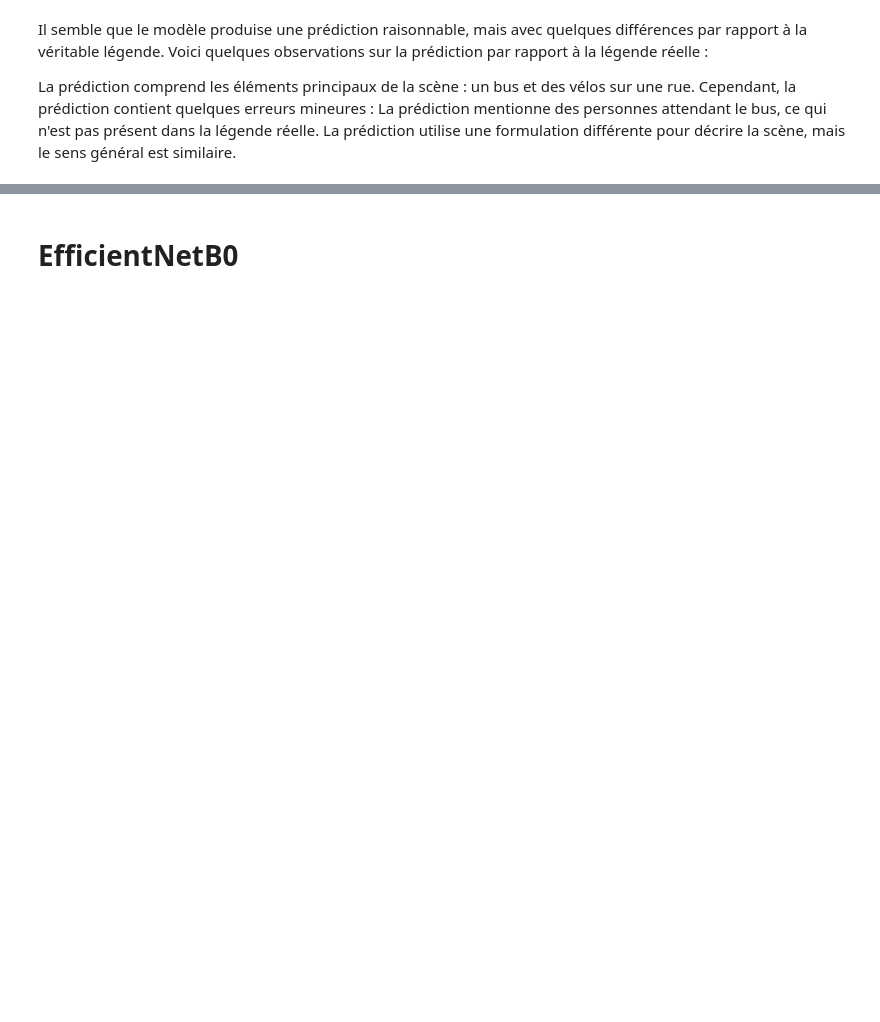
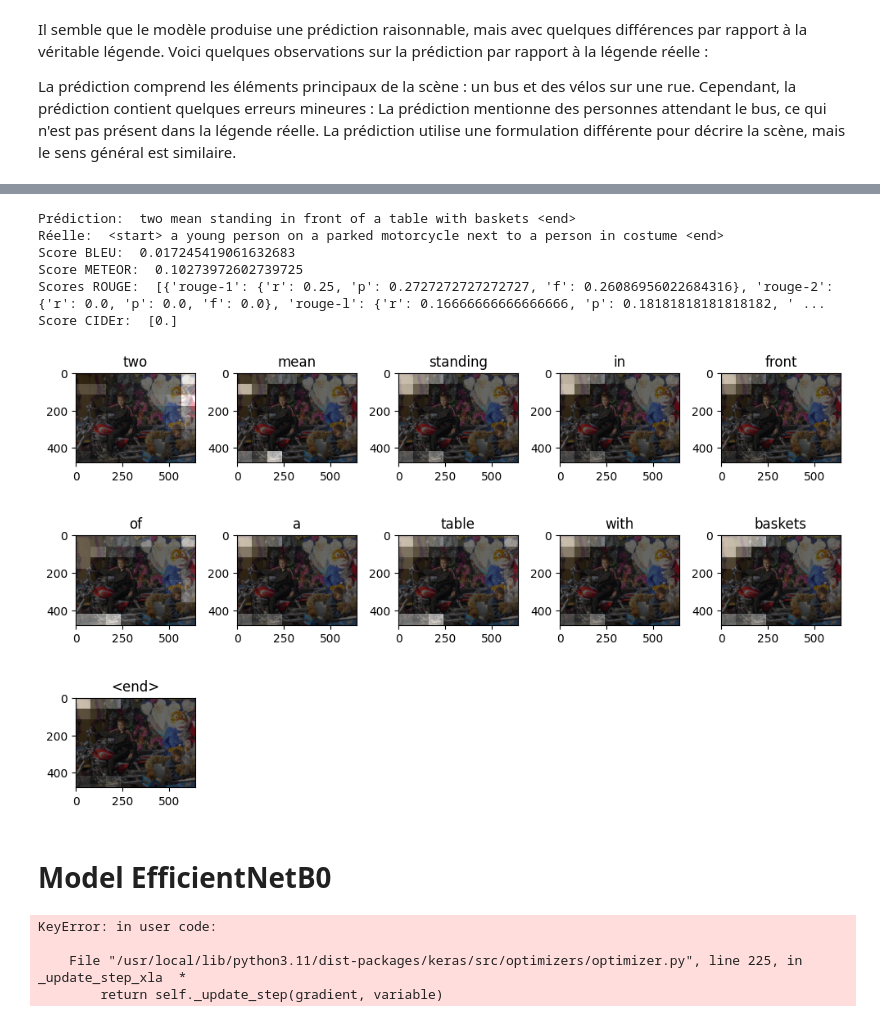
Before and after one commit to romaricDembele/projet_leyenda, a Jupyter notebook: livrable_3.ipynb, the cells around one changed output, grey strips where cells are left out. Cells and saved outputs as stored; diff of their text form; code cells hidden in the pictures; blank space fills up the shorter version.

```diff
--- a/livrable_3.ipynb
+++ b/livrable_3.ipynb
@@ -616,6 +602,8 @@ from nltk.translate.bleu_score import sentence_bleu, SmoothingFunction
 from nltk.translate.meteor_score import meteor_score
 from rouge import Rouge
 from pycocoevalcap.cider.cider import Cider
+import nltk
+nltk.download('wordnet')
 
 def evaluate(image):
     attention_plot = np.zeros((max_length, attention_features_shape))
@@ -663,23 +651,4 @@ def plot_attention(image, result, attention_plot):
 
     plt.tight_layout()
     plt.show()
-
-def calculate_metrics(reference, candidate):
-    # Calcul du score BLEU
-    bleu_score = sentence_bleu([reference.split()], candidate.split(), smoothing_function=SmoothingFunction().method1)
-
-    # Calcul du score METEOR
-    meteor = meteor_score([reference], candidate)
-
-    # Calcul du score ROUGE
-    rouge = Rouge()
-    scores = rouge.get_scores(candidate, reference)
-    rouge_score = scores[0]['rouge-l']['f']
-
-    # Calcul du score CIDEr
-    cider = Cider()
-    score, _ = cider.compute_score({0: [reference]}, {0: [candidate]})
-    cider_score = score
-
-    return bleu_score, meteor, rouge_score, cider_score
 # %% [output]
@@ -735,12 +725,46 @@ KeyboardInterrupt:
+# %%
+#Appel de la fonction evaluate
+image = img_name_val[rid]
+real_caption = ' '.join([tokenizer.index_word[i] for i in cap_val[rid] if i not in [0]])
+predicted_caption, attention_plot = evaluate(image)
+bleu, meteor, rouge_scores, cider_score = calculate_metrics(' '.join(predicted_caption), real_caption)
+
+print("Prédiction: ", ' '.join(predicted_caption))
+print("Réelle: ", real_caption)
+print("Score BLEU: ", bleu)
+print("Score METEOR: ", meteor)
+print("Scores ROUGE: ", rouge_scores)
+print("Score CIDEr: ", cider_score)
+
+plot_attention(image, predicted_caption, attention_plot)
+# %% [output]
+Prédiction:  two mean standing in front of a table with baskets <end>
+Réelle:  <start> a young person on a parked motorcycle next to a person in costume <end>
+Score BLEU:  0.017245419061632683
+Score METEOR:  0.10273972602739725
+Scores ROUGE:  [{'rouge-1': {'r': 0.25, 'p': 0.2727272727272727, 'f': 0.26086956022684316}, 'rouge-2': {'r': 0.0, 'p': 0.0, 'f': 0.0}, 'rouge-l': {'r': 0.16666666666666666, 'p': 0.18181818181818182, ' ...
+Score CIDEr:  [0.]
+[figure, added]
 # %% [markdown]
-# EfficientNetB0
+# Model EfficientNetB0
 # %%
+loss_plot = []
+start_epoch=0
 # Téléchargement du modèle pré-entrainé ResNet50
 model_name = 'EfficientNetB0'
-image_features_extract_model_resnet50 = create_image_features_model(model_name)
+image_features_extract_model, output_dim = create_image_features_model(model_name)
+
+encoder = CNN_Encoder(embedding_dim, output_dim)
+optimizer = tf.keras.optimizers.legacy.Adam()
+
 
 # Appel de la fonction save pour sauvegarder les representations des images
 extract_features_and_save(image_dataset, image_features_extract_model_resnet50)
 
 #Appel de la focntion entrainement
-train_epochs(dataset, train_step, start_epoch, num_steps, ckpt_manager, loss_plot, EPOCHS)
+train_epochs(dataset, start_epoch, num_steps, EPOCHS)
+# %% [output]
+KeyError: in user code:
+
+    File "/usr/local/lib/python3.11/dist-packages/keras/src/optimizers/optimizer.py", line 225, in _update_step_xla  *
+        return self._update_step(gradient, variable)
```
Also changed, not shown: parts of 13 cells of this notebook.
